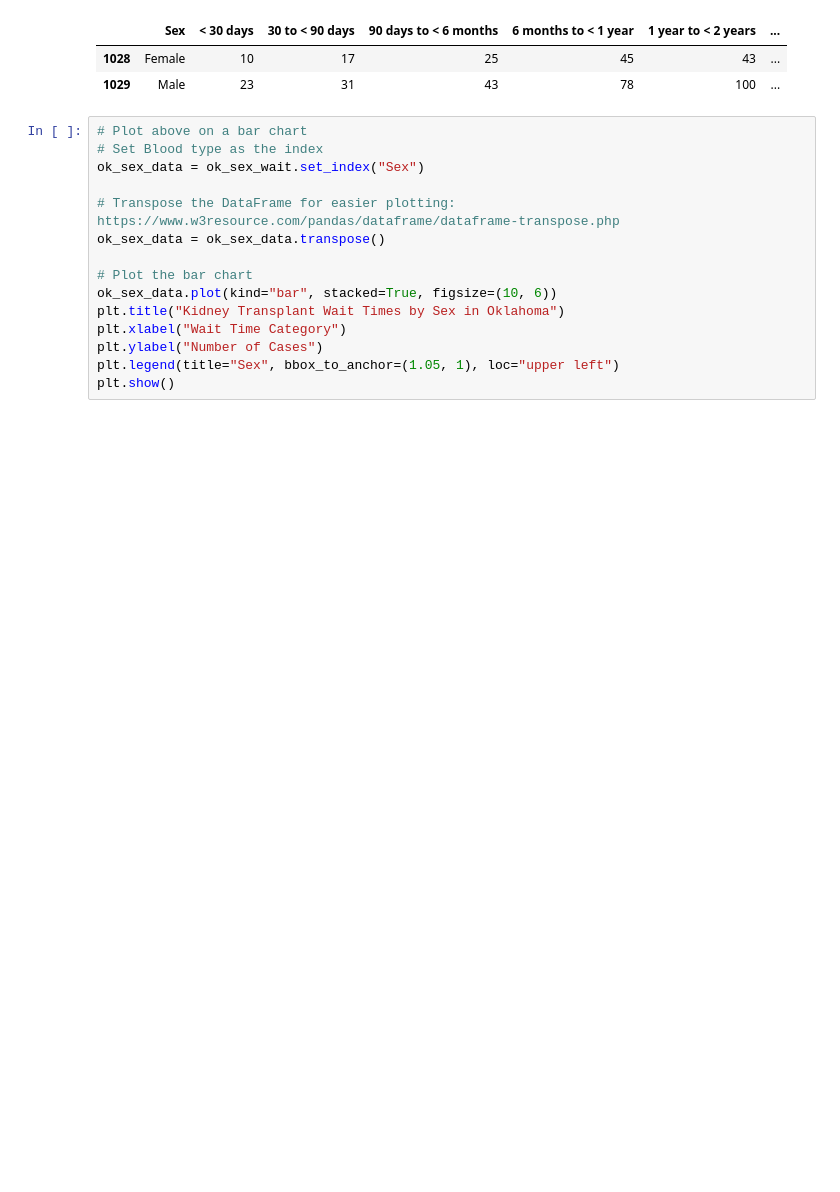
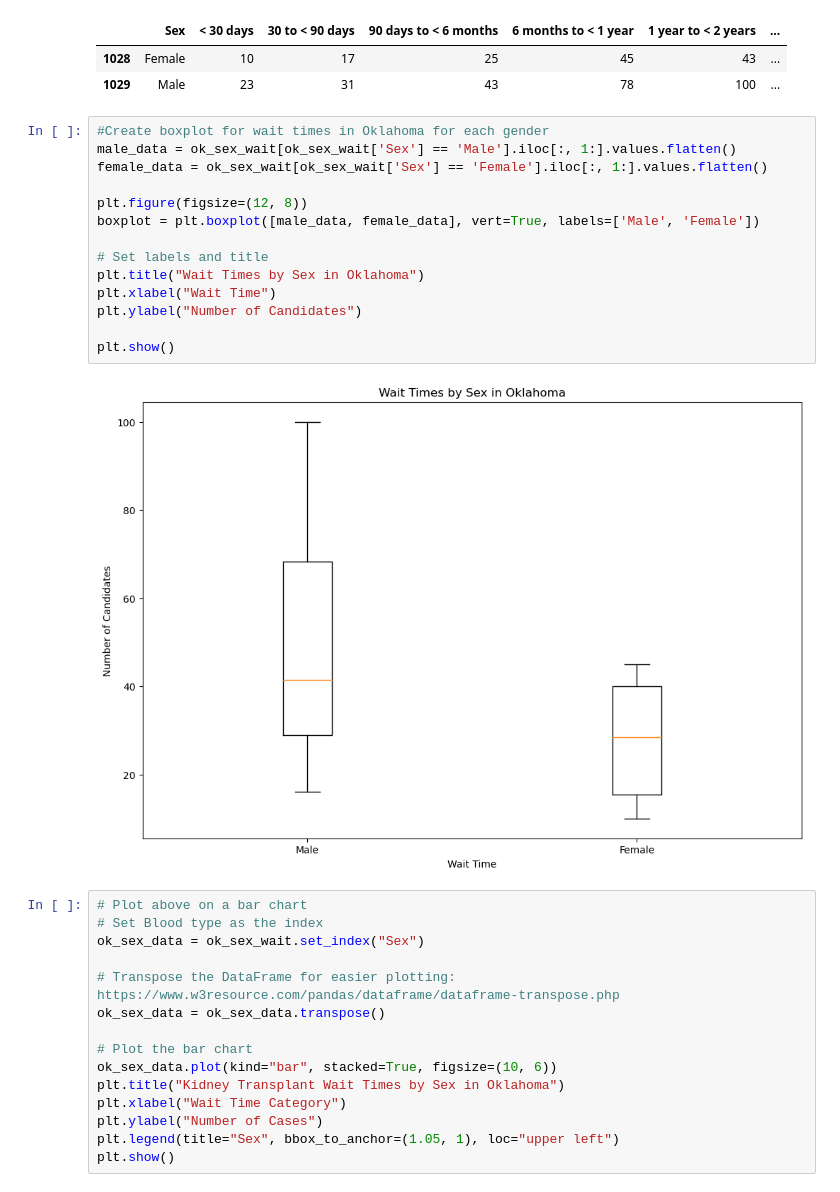
Before and after one commit to ASPigman/Project_1, a Jupyter notebook: KidneyTransplantMain.ipynb, the cells around one changed output. Drawn from its saved outputs; the diff is of its cells as text; blank space fills up the shorter version.

```diff
--- a/KidneyTransplantMain.ipynb
+++ b/KidneyTransplantMain.ipynb
@@ -541,6 +580,22 @@ ok_sex_wait
 |  | Sex | < 30 days | 30 to < 90 days | 90 days to < 6 months | 6 months to < 1 year | 1 year to < 2 years | ... |
 | 1028 | Female | 10 | 17 | 25 | 45 | 43 | ... |
 | 1029 | Male | 23 | 31 | 43 | 78 | 100 | ... |
+# %%
+#Create boxplot for wait times in Oklahoma for each gender
+male_data = ok_sex_wait[ok_sex_wait['Sex'] == 'Male'].iloc[:, 1:].values.flatten()
+female_data = ok_sex_wait[ok_sex_wait['Sex'] == 'Female'].iloc[:, 1:].values.flatten()
+
+plt.figure(figsize=(12, 8))
+boxplot = plt.boxplot([male_data, female_data], vert=True, labels=['Male', 'Female'])
+
+# Set labels and title
+plt.title("Wait Times by Sex in Oklahoma")
+plt.xlabel("Wait Time")
+plt.ylabel("Number of Candidates")
+
+plt.show()
+# %% [output]
+[figure, added]
 # %%
 # Plot above on a bar chart
 # Set Blood type as the index
```
Also changed, not shown: parts of 31 cells of this notebook.
